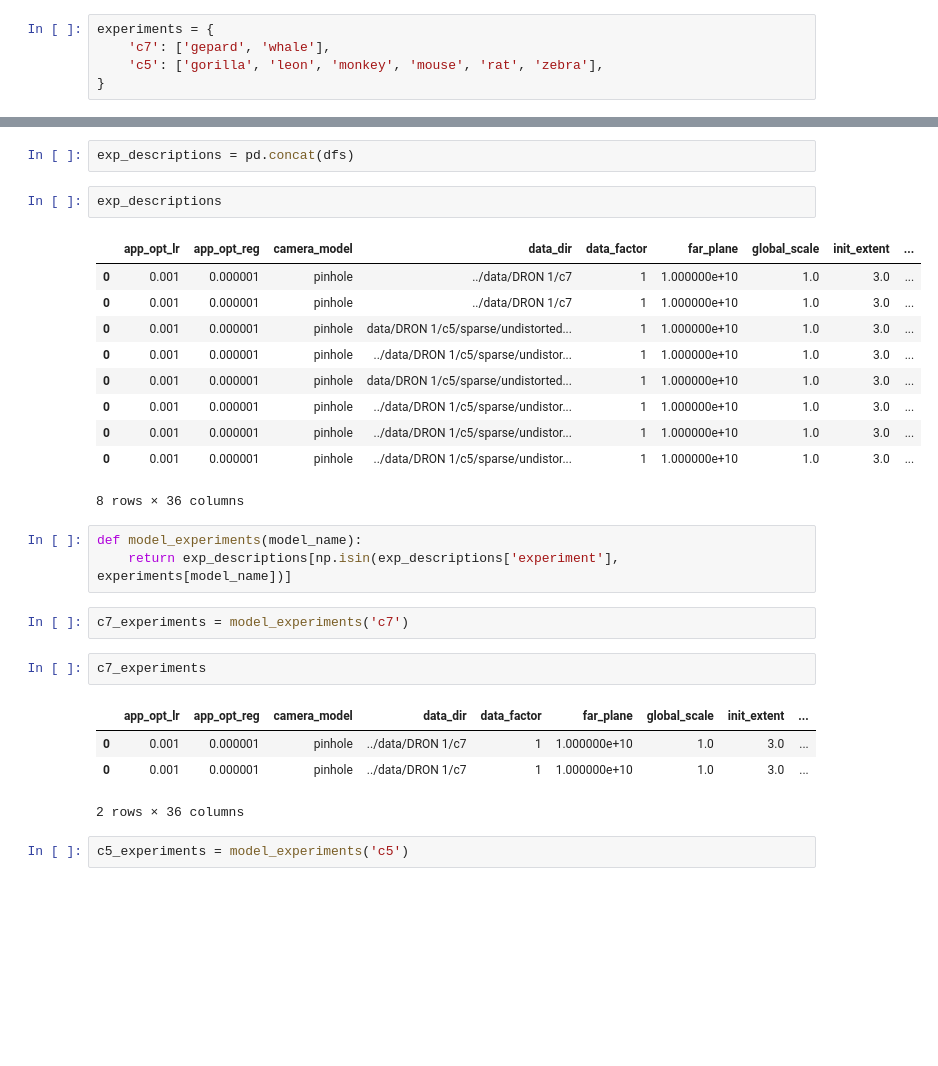
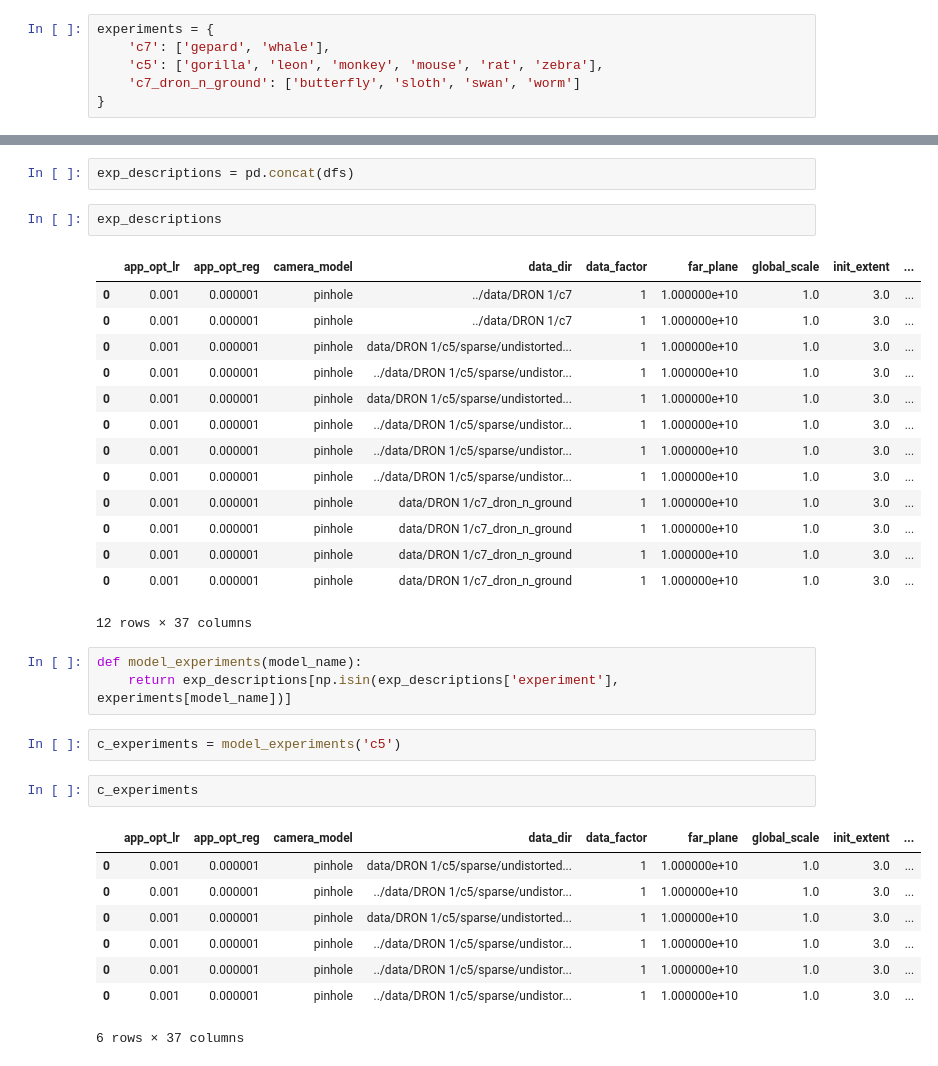
Before and after one commit to farqlia/urban-3d-reconstruction, a Jupyter notebook: notebooks/Models Comparison.ipynb, the cells around one changed output, grey strips where cells are left out. Saved outputs shown, nothing was run; the diff lists cells and outputs as text; blank space fills up the shorter version.

```diff
--- a/notebooks/Models Comparison.ipynb
+++ b/notebooks/Models Comparison.ipynb
@@ -10,6 +10,7 @@ results_path = Path("../results")
 experiments = {
     'c7': ['gepard', 'whale'],
     'c5': ['gorilla', 'leon', 'monkey', 'mouse', 'rat', 'zebra'],
+    'c7_dron_n_ground': ['butterfly', 'sloth', 'swan', 'worm']
 }
 # %%
 dfs = []
@@ -30,19 +31,25 @@ exp_descriptions
 | 0 | 0.001 | 0.000001 | pinhole | ../data/DRON 1/c5/sparse/undistor... | 1 | 1.000000e+10 | 1.0 | 3.0 | ... |
 | 0 | 0.001 | 0.000001 | pinhole | ../data/DRON 1/c5/sparse/undistor... | 1 | 1.000000e+10 | 1.0 | 3.0 | ... |
 | 0 | 0.001 | 0.000001 | pinhole | ../data/DRON 1/c5/sparse/undistor... | 1 | 1.000000e+10 | 1.0 | 3.0 | ... |
+| 0 | 0.001 | 0.000001 | pinhole | data/DRON 1/c7_dron_n_ground | 1 | 1.000000e+10 | 1.0 | 3.0 | ... |
+| 0 | 0.001 | 0.000001 | pinhole | data/DRON 1/c7_dron_n_ground | 1 | 1.000000e+10 | 1.0 | 3.0 | ... |
+| 0 | 0.001 | 0.000001 | pinhole | data/DRON 1/c7_dron_n_ground | 1 | 1.000000e+10 | 1.0 | 3.0 | ... |
+| 0 | 0.001 | 0.000001 | pinhole | data/DRON 1/c7_dron_n_ground | 1 | 1.000000e+10 | 1.0 | 3.0 | ... |
-8 rows × 36 columns
+12 rows × 37 columns
 # %%
 def model_experiments(model_name):
     return exp_descriptions[np.isin(exp_descriptions['experiment'], experiments[model_name])]
 # %%
-c7_experiments = model_experiments('c7')
+c_experiments = model_experiments('c5')
 # %%
-c7_experiments
+c_experiments
 # %% [output]
 |  | app_opt_lr | app_opt_reg | camera_model | data_dir | data_factor | far_plane | global_scale | init_extent | ... |
-| 0 | 0.001 | 0.000001 | pinhole | ../data/DRON 1/c7 | 1 | 1.000000e+10 | 1.0 | 3.0 | ... |
-| 0 | 0.001 | 0.000001 | pinhole | ../data/DRON 1/c7 | 1 | 1.000000e+10 | 1.0 | 3.0 | ... |
+| 0 | 0.001 | 0.000001 | pinhole | data/DRON 1/c5/sparse/undistorted... | 1 | 1.000000e+10 | 1.0 | 3.0 | ... |
+| 0 | 0.001 | 0.000001 | pinhole | ../data/DRON 1/c5/sparse/undistor... | 1 | 1.000000e+10 | 1.0 | 3.0 | ... |
+| 0 | 0.001 | 0.000001 | pinhole | data/DRON 1/c5/sparse/undistorted... | 1 | 1.000000e+10 | 1.0 | 3.0 | ... |
+| 0 | 0.001 | 0.000001 | pinhole | ../data/DRON 1/c5/sparse/undistor... | 1 | 1.000000e+10 | 1.0 | 3.0 | ... |
+| 0 | 0.001 | 0.000001 | pinhole | ../data/DRON 1/c5/sparse/undistor... | 1 | 1.000000e+10 | 1.0 | 3.0 | ... |
+| 0 | 0.001 | 0.000001 | pinhole | ../data/DRON 1/c5/sparse/undistor... | 1 | 1.000000e+10 | 1.0 | 3.0 | ... |
-2 rows × 36 columns
+6 rows × 37 columns
-# %%
-c5_experiments = model_experiments('c5')
 # %%
```
Also changed, not shown: parts of 3 cells of this notebook, 1 other file.
